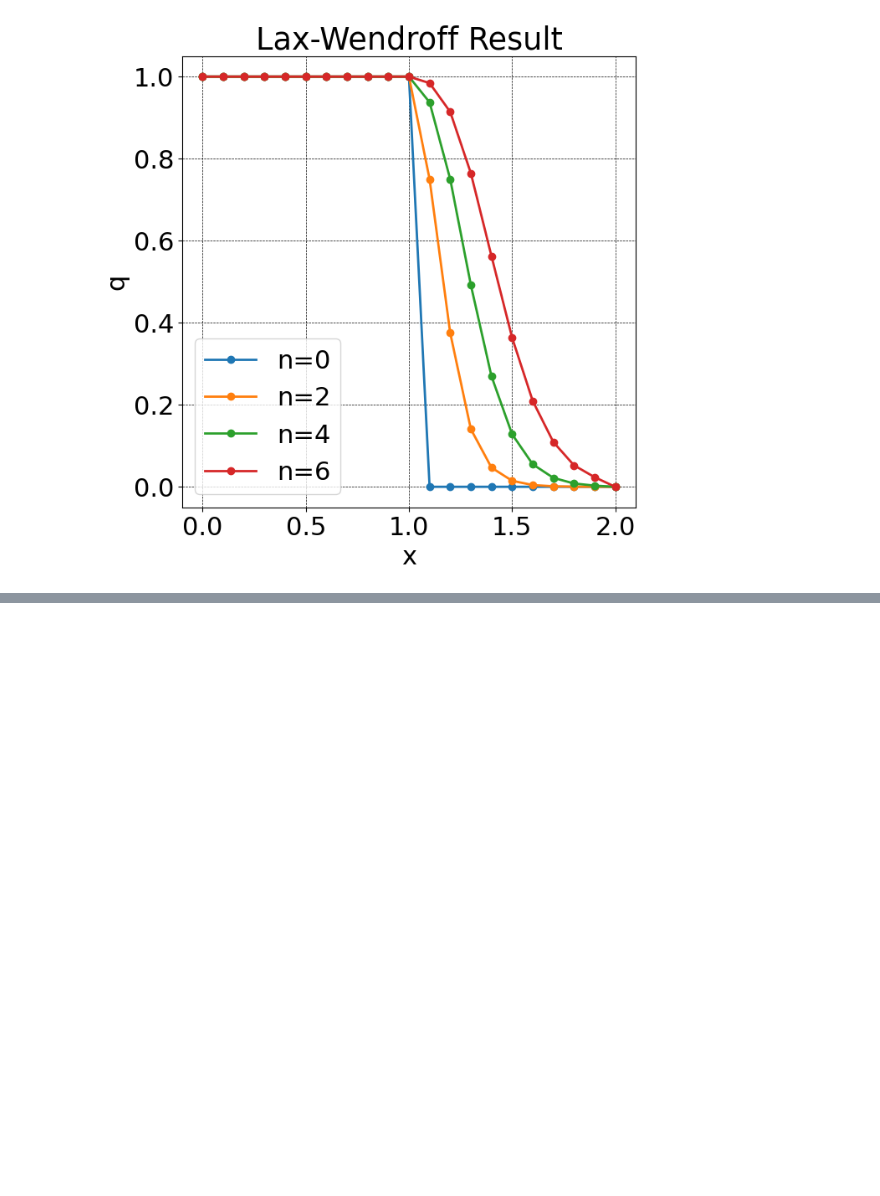
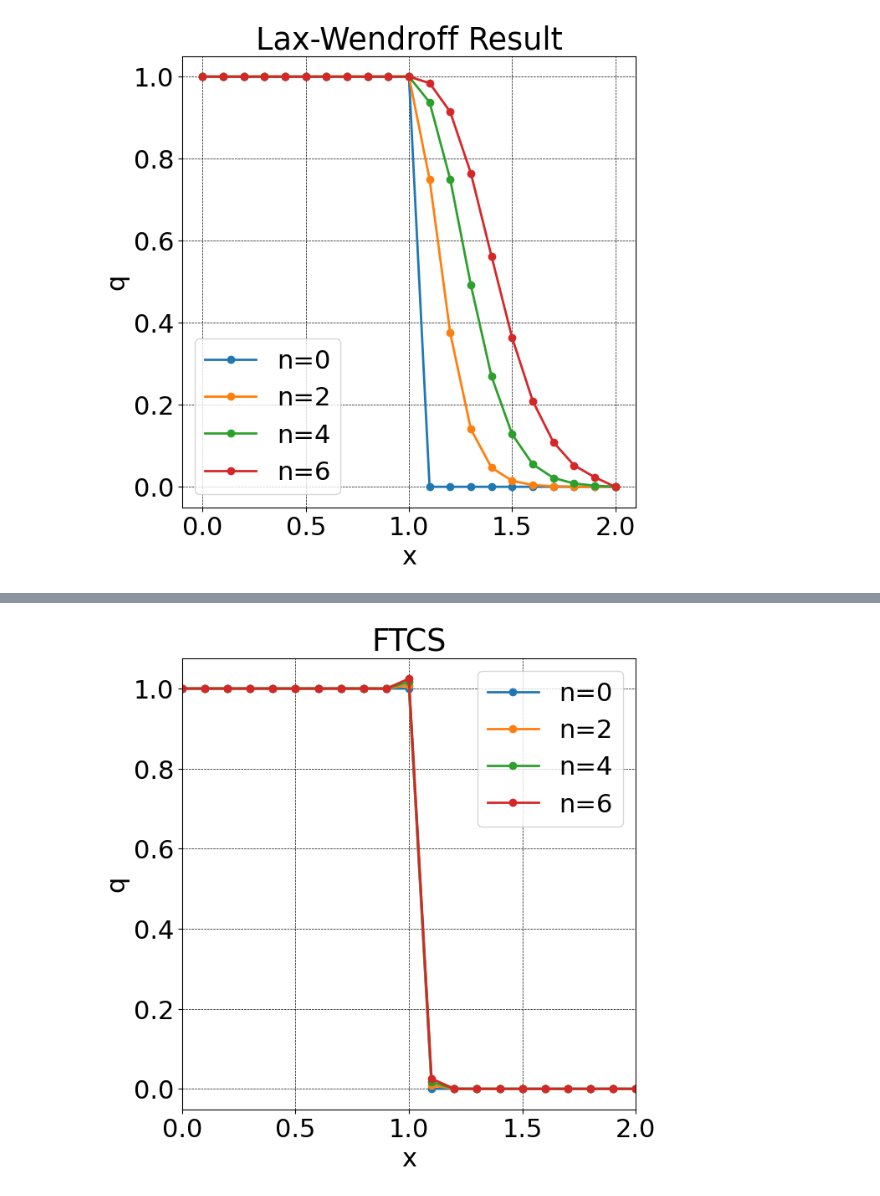
Before and after one commit to Saru1228/FluidDynamic, a Jupyter notebook: Chapter2.ipynb, the cells around one changed output, grey strips where cells are left out. Saved outputs shown, nothing was run; the diff lists cells and outputs as text; code cells hidden in the pictures; blank space fills up the shorter version.

```diff
--- a/Chapter2.ipynb
+++ b/Chapter2.ipynb
@@ -243,0 +355,45 @@ plt.show()
+# %%
+# FTCS
+def FTCS(q,c,dt,dx,j):
+    return 0.5 * c * (q[j+1]+q[j])
+# Upwind1
+def upwind(q,c,dt,dx,j):
+    return c * q[j]
+# Lax
+def lax(q,c,dt,dx,j):
+    nv = 1 / (c * dt / dx)
+    return 0.5 * c * ((1-nv) * q[j+1] + (1+nv) * q[j])
+# LW
+def laxwen(q,c,dt,dx,j):
+    nv1 = c * dt / dx
+    return 0.5 * c * ((1-nv1) * q[j+1] + (1+nv1) * q[j])
+# %%
+def do_compute(x,q,c,dt,nmax,dx,ff):
+    plt.figure(figsize=(7,7),dpi=100)
+    plt.rcParams["font.size"] = 22
+    plt.plot(x,q,marker="o",lw=2,label="n=0")
+
+    for n in range (1, 7):
+        qold = q.copy()
+        for j in range(1,jmax -1):
+            ff1 = ff(qold,c,dt,dx,j)
+            ff2 = ff(qold,c,dt,dx,j-1)
+            q[j] = qold[j] - dt / dx * (ff1-ff2)
+
+        if n %2 ==0:
+            plt.plot(x,q,marker="o",lw=2,label=f'n={n}')
+    plt.grid(color="black",linestyle="dashed",linewidth=0.5)
+    plt.xlim([0,2])
+    plt.xlabel("x")
+    plt.ylabel("q")
+    plt.legend()
+    plt.title(f"{ff.__name__}")
+    plt.show()
+# %%
+c = 1
+q1, q2 = 1, 0
+x,q = init(q1,q2,dx,jmax)
+# %%
+do_compute(x,q,c,dt,dx,nmax,FTCS)
+# %% [output]
+[figure, added]
```
Also changed, not shown: parts of 23 cells of this notebook.
